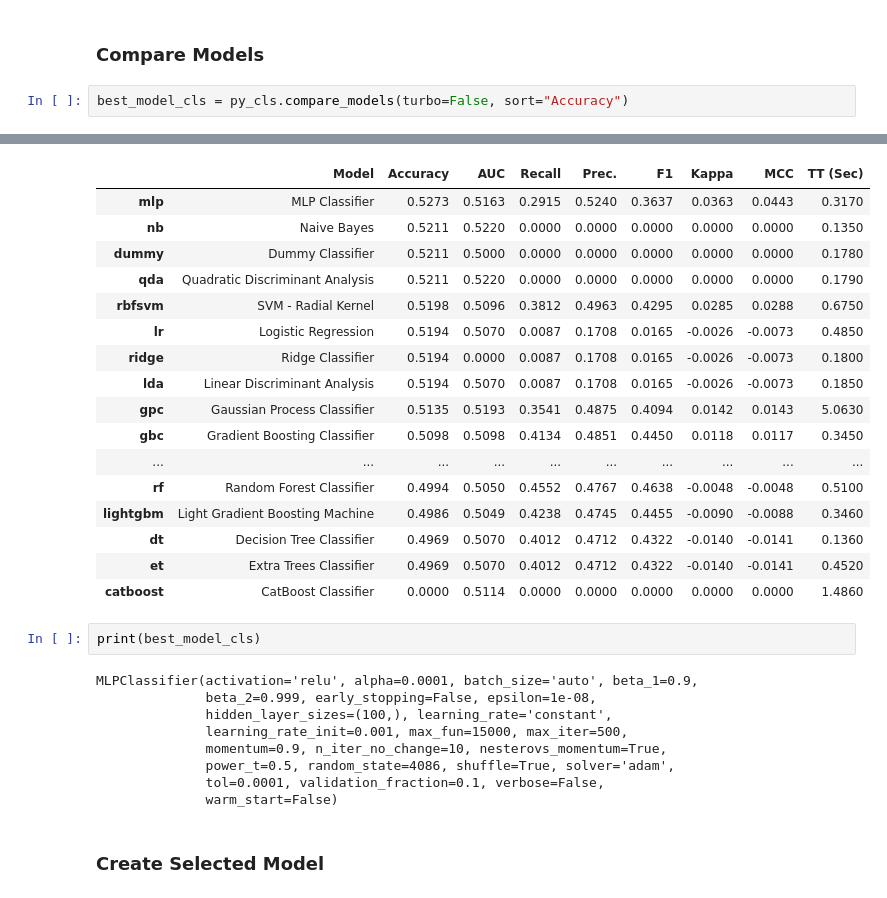
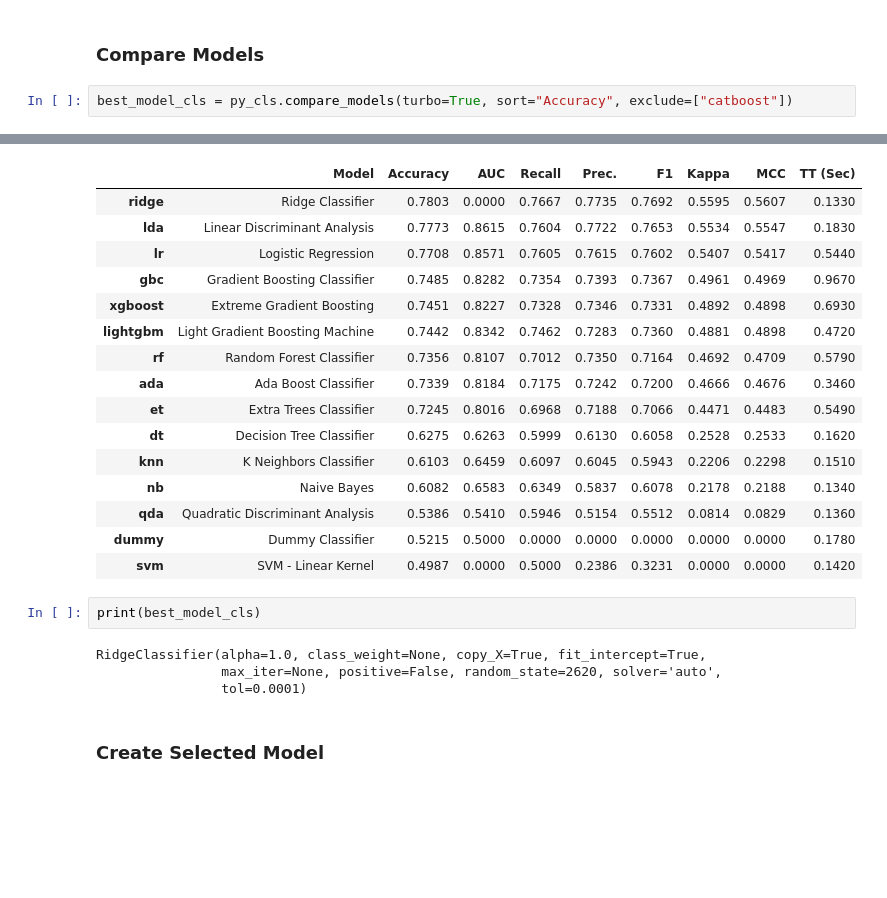
Before and after one commit to NBA-Betting/NBA_Betting, a Jupyter notebook: notebooks/AutoML_Cls.ipynb, the cells around one changed output, grey strips where cells are left out. Drawn from its saved outputs; the diff is of its cells as text; blank space fills up the shorter version.

Commit message:
First run models and predictions created.

```diff
--- a/notebooks/AutoML_Cls.ipynb
+++ b/notebooks/AutoML_Cls.ipynb
@@ -300,37 +354,31 @@ py_cls.setup(**setup_params_cls)
 
 ### Compare Models
 # %%
-best_model_cls = py_cls.compare_models(turbo=False, sort="Accuracy")
+best_model_cls = py_cls.compare_models(turbo=True, sort="Accuracy", exclude=["catboost"])
 # %% [output]
 [interactive output not drawn]
 |  | Model | Accuracy | AUC | Recall | Prec. | F1 | Kappa | MCC | TT (Sec) |
-| mlp | MLP Classifier | 0.5273 | 0.5163 | 0.2915 | 0.5240 | 0.3637 | 0.0363 | 0.0443 | 0.3170 |
-| nb | Naive Bayes | 0.5211 | 0.5220 | 0.0000 | 0.0000 | 0.0000 | 0.0000 | 0.0000 | 0.1350 |
-| dummy | Dummy Classifier | 0.5211 | 0.5000 | 0.0000 | 0.0000 | 0.0000 | 0.0000 | 0.0000 | 0.1780 |
-| qda | Quadratic Discriminant Analysis | 0.5211 | 0.5220 | 0.0000 | 0.0000 | 0.0000 | 0.0000 | 0.0000 | 0.1790 |
-| rbfsvm | SVM - Radial Kernel | 0.5198 | 0.5096 | 0.3812 | 0.4963 | 0.4295 | 0.0285 | 0.0288 | 0.6750 |
-| lr | Logistic Regression | 0.5194 | 0.5070 | 0.0087 | 0.1708 | 0.0165 | -0.0026 | -0.0073 | 0.4850 |
-| ridge | Ridge Classifier | 0.5194 | 0.0000 | 0.0087 | 0.1708 | 0.0165 | -0.0026 | -0.0073 | 0.1800 |
-| lda | Linear Discriminant Analysis | 0.5194 | 0.5070 | 0.0087 | 0.1708 | 0.0165 | -0.0026 | -0.0073 | 0.1850 |
-| gpc | Gaussian Process Classifier | 0.5135 | 0.5193 | 0.3541 | 0.4875 | 0.4094 | 0.0142 | 0.0143 | 5.0630 |
-| gbc | Gradient Boosting Classifier | 0.5098 | 0.5098 | 0.4134 | 0.4851 | 0.4450 | 0.0118 | 0.0117 | 0.3450 |
-| ... | ... | ... | ... | ... | ... | ... | ... | ... | ... |
-| rf | Random Forest Classifier | 0.4994 | 0.5050 | 0.4552 | 0.4767 | 0.4638 | -0.0048 | -0.0048 | 0.5100 |
-| lightgbm | Light Gradient Boosting Machine | 0.4986 | 0.5049 | 0.4238 | 0.4745 | 0.4455 | -0.0090 | -0.0088 | 0.3460 |
-| dt | Decision Tree Classifier | 0.4969 | 0.5070 | 0.4012 | 0.4712 | 0.4322 | -0.0140 | -0.0141 | 0.1360 |
-| et | Extra Trees Classifier | 0.4969 | 0.5070 | 0.4012 | 0.4712 | 0.4322 | -0.0140 | -0.0141 | 0.4520 |
-| catboost | CatBoost Classifier | 0.0000 | 0.5114 | 0.0000 | 0.0000 | 0.0000 | 0.0000 | 0.0000 | 1.4860 |
+| ridge | Ridge Classifier | 0.7803 | 0.0000 | 0.7667 | 0.7735 | 0.7692 | 0.5595 | 0.5607 | 0.1330 |
+| lda | Linear Discriminant Analysis | 0.7773 | 0.8615 | 0.7604 | 0.7722 | 0.7653 | 0.5534 | 0.5547 | 0.1830 |
+| lr | Logistic Regression | 0.7708 | 0.8571 | 0.7605 | 0.7615 | 0.7602 | 0.5407 | 0.5417 | 0.5440 |
+| gbc | Gradient Boosting Classifier | 0.7485 | 0.8282 | 0.7354 | 0.7393 | 0.7367 | 0.4961 | 0.4969 | 0.9670 |
+| xgboost | Extreme Gradient Boosting | 0.7451 | 0.8227 | 0.7328 | 0.7346 | 0.7331 | 0.4892 | 0.4898 | 0.6930 |
+| lightgbm | Light Gradient Boosting Machine | 0.7442 | 0.8342 | 0.7462 | 0.7283 | 0.7360 | 0.4881 | 0.4898 | 0.4720 |
+| rf | Random Forest Classifier | 0.7356 | 0.8107 | 0.7012 | 0.7350 | 0.7164 | 0.4692 | 0.4709 | 0.5790 |
+| ada | Ada Boost Classifier | 0.7339 | 0.8184 | 0.7175 | 0.7242 | 0.7200 | 0.4666 | 0.4676 | 0.3460 |
+| et | Extra Trees Classifier | 0.7245 | 0.8016 | 0.6968 | 0.7188 | 0.7066 | 0.4471 | 0.4483 | 0.5490 |
+| dt | Decision Tree Classifier | 0.6275 | 0.6263 | 0.5999 | 0.6130 | 0.6058 | 0.2528 | 0.2533 | 0.1620 |
+| knn | K Neighbors Classifier | 0.6103 | 0.6459 | 0.6097 | 0.6045 | 0.5943 | 0.2206 | 0.2298 | 0.1510 |
+| nb | Naive Bayes | 0.6082 | 0.6583 | 0.6349 | 0.5837 | 0.6078 | 0.2178 | 0.2188 | 0.1340 |
+| qda | Quadratic Discriminant Analysis | 0.5386 | 0.5410 | 0.5946 | 0.5154 | 0.5512 | 0.0814 | 0.0829 | 0.1360 |
+| dummy | Dummy Classifier | 0.5215 | 0.5000 | 0.0000 | 0.0000 | 0.0000 | 0.0000 | 0.0000 | 0.1780 |
+| svm | SVM - Linear Kernel | 0.4987 | 0.0000 | 0.5000 | 0.2386 | 0.3231 | 0.0000 | 0.0000 | 0.1420 |
 # %%
 print(best_model_cls)
 # %% [output]
-MLPClassifier(activation='relu', alpha=0.0001, batch_size='auto', beta_1=0.9,
-              beta_2=0.999, early_stopping=False, epsilon=1e-08,
-              hidden_layer_sizes=(100,), learning_rate='constant',
-              learning_rate_init=0.001, max_fun=15000, max_iter=500,
-              momentum=0.9, n_iter_no_change=10, nesterovs_momentum=True,
-              power_t=0.5, random_state=4086, shuffle=True, solver='adam',
-              tol=0.0001, validation_fraction=0.1, verbose=False,
-              warm_start=False)
+RidgeClassifier(alpha=1.0, class_weight=None, copy_X=True, fit_intercept=True,
+                max_iter=None, positive=False, random_state=2620, solver='auto',
+                tol=0.0001)
 # %% [markdown]
 <a id=create_cls></a>
 
```
Also changed, not shown: parts of 20 cells of this notebook, 15 other files.
